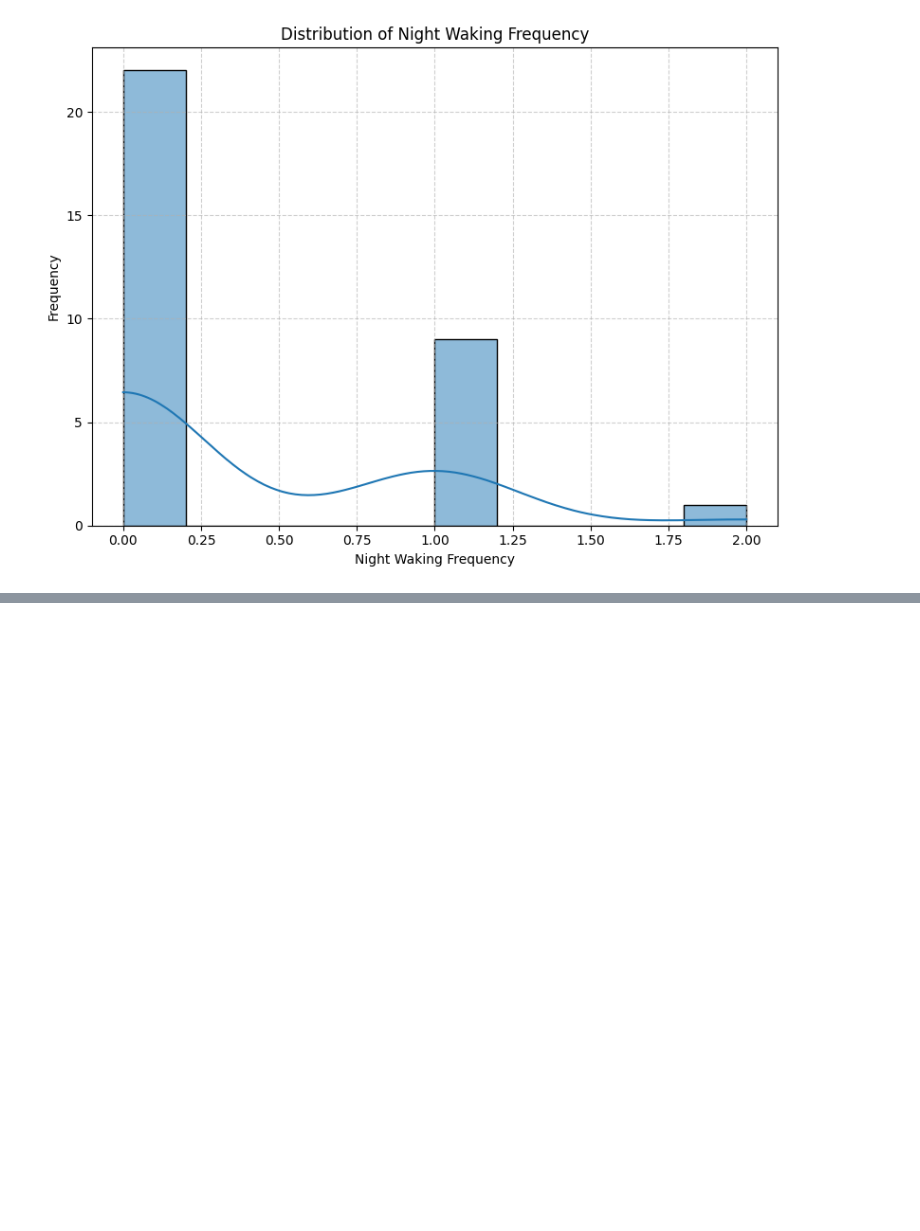
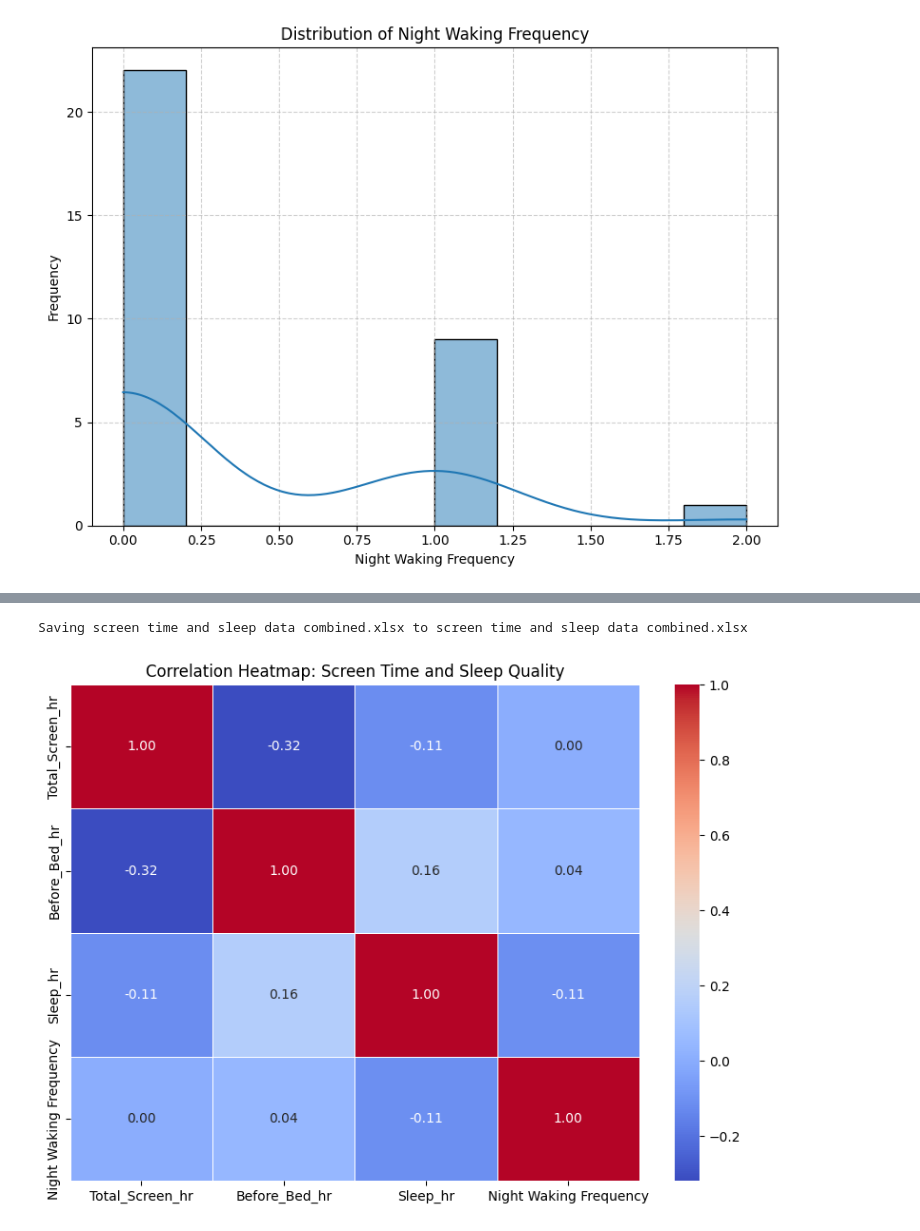
Before and after one commit to aylinyilmz/DSA-210-PROJECT, a Jupyter notebook: data_visualizations.ipynb, the cells around one changed output, grey strips where cells are left out. Drawn from its saved outputs; the diff is of its cells as text; code cells hidden in the pictures; blank space fills up the shorter version.

Commit message:
Colab kullanılarak oluşturuldu

```diff
--- a/data_visualizations.ipynb
+++ b/data_visualizations.ipynb
@@ -212,3 +212,39 @@ Max: 2.00
 [figure]
 [figure]
 [figure]
+# %%
+# Install & import libraries
+!pip install openpyxl
+import pandas as pd
+import seaborn as sns
+import matplotlib.pyplot as plt
+
+# Upload Excel file
+from google.colab import files
+uploaded = files.upload()
+
+# Read the Excel file
+df = pd.read_excel("screen time and sleep data combined.xlsx")
+
+#  Rename columns for clarity
+df = df.rename(columns={
+    "Total Duration of Screen (hours)": "Total_Screen_hr",
+    "Total Duration of Screen Before Bed (minutes)": "Before_Bed_min",
+    "Total Duration of Sleep (in hours)": "Sleep_hr"
+})
+
+# Convert 'Before Bed' minutes to hours
+df["Before_Bed_hr"] = df["Before_Bed_min"] / 60
+
+# Drop rows with missing values
+df = df.dropna(subset=["Total_Screen_hr", "Before_Bed_hr", "Sleep_hr", "Night Waking Frequency"])
+
+# Create and display correlation heatmap
+correlation_matrix = df[["Total_Screen_hr", "Before_Bed_hr", "Sleep_hr", "Night Waking Frequency"]].corr()
+
+plt.figure(figsize=(8, 6))
+sns.heatmap(correlation_matrix, annot=True, cmap='coolwarm', linewidths=0.5, fmt=".2f")
+plt.title("Correlation Heatmap: Screen Time and Sleep Quality")
+plt.tight_layout()
+plt.show()
+# %% [output]
@@ -214,0 +254,2 @@ Max: 2.00
+Saving screen time and sleep data combined.xlsx to screen time and sleep data combined.xlsx
+[figure, added]
```
Also changed, not shown: parts of 9 cells of this notebook.
